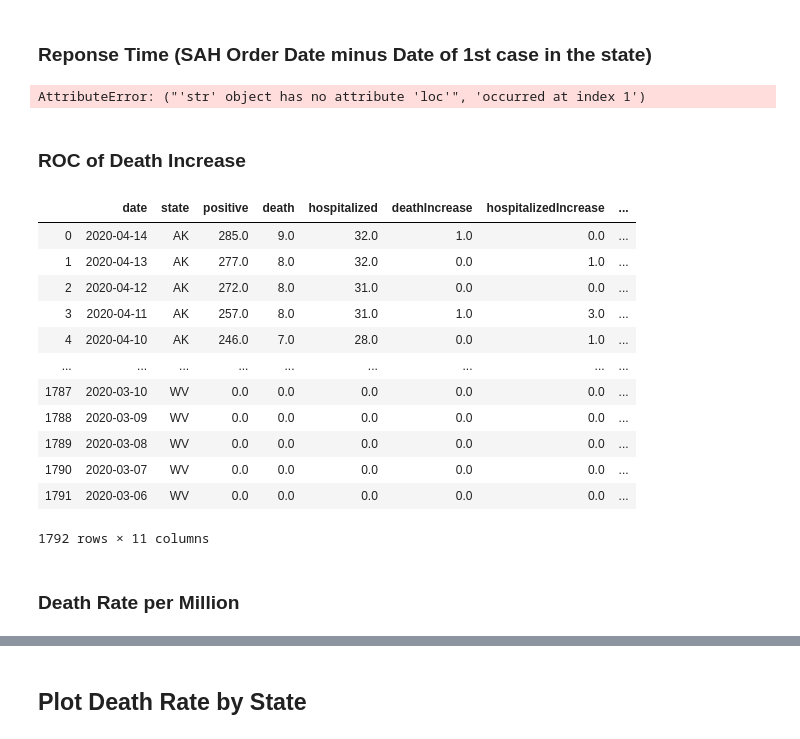
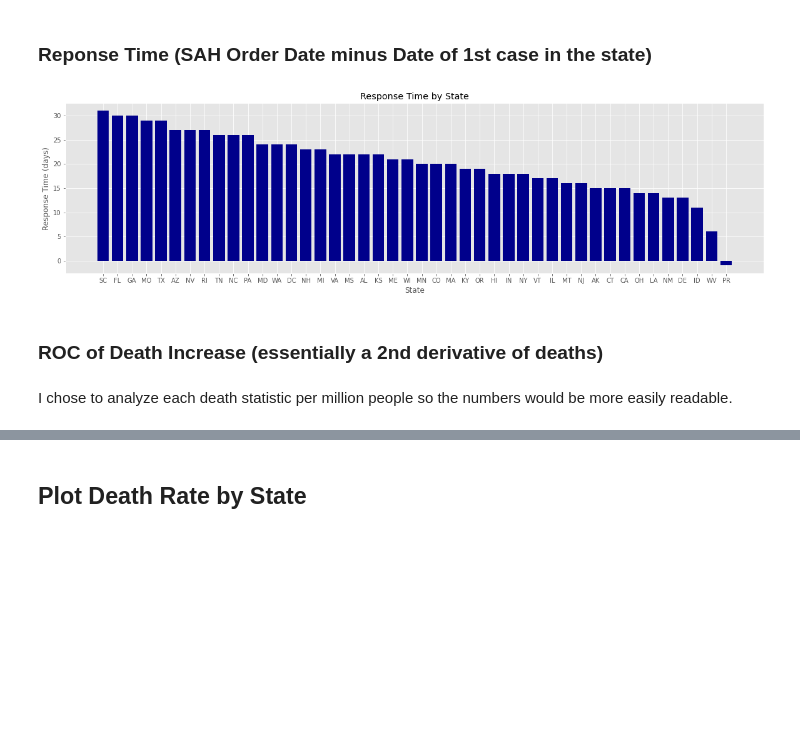
Before and after one commit to camzman/py4ds, a Jupyter notebook: PythonProject - Requests.ipynb, the cells around one changed output, grey strips where cells are left out. Cells and saved outputs as stored; diff of their text form; code cells hidden in the pictures; blank space fills up the shorter version.

```diff
--- a/PythonProject - Requests.ipynb
+++ b/PythonProject - Requests.ipynb
@@ -221,20 +222,29 @@ data.head()
 # %% [markdown]
 ### Reponse Time (SAH Order Date minus Date of 1st case in the state)
 # %%
-# Define function
-row1 = data.loc[0]
-def response(df):
-    for i in range(len(df)):
-        name = df['state'].loc[i]
-        first_case_date = min(data['date'].loc[(data['state'] == name) & (data['positive'] > 0)])
-        y = (SAH_data['SAH_Order_Date'].loc[i] - first_case).dt.days
-        return y
+y = []
+z = []
+
+for i in range(len(SAH_data)):
+    name = SAH_data['state'].loc[i] # name of state
+    first_case_date = min(data['date'].loc[(data['state'] == name) & (data['positive'] > 0)]) # find date of first case for each state
+    y.append((SAH_data['SAH_Order_Date'].loc[i] - first_case_date).days) # save in a list
+    z.append(first_case_date)
+
+SAH_data['Response_time'] = pd.DataFrame(y) # Add to SAH dataset
+SAH_data['date_of_first_case'] = pd.DataFrame(z)
-# %%
-SAH_data['Response_time'] = SAH_data.apply(response, axis = 1)
-# %% [output]
-AttributeError: ("'str' object has no attribute 'loc'", 'occurred at index 1')
+# %%
+plt.style.use('ggplot')
+barplotdata = SAH_data.sort_values('Response_time', ascending = False)
+fig, ax = plt.subplots(1, 1, figsize = (20, 5))
+ax.bar(barplotdata['state'], barplotdata['Response_time'], color = 'darkblue')
+ax.set_title('Response Time by State')
+ax.set_xlabel('State')
+ax.set_ylabel('Response Time (days)');
+# %% [output]
+[figure, added]
 # %% [markdown]
-### ROC of Death Increase
+### ROC of Death Increase (essentially a 2nd derivative of deaths)
 # %%
 # Calculate rate of change in death increases
 data['deathIncrease_ROC'] = data['deathIncrease'].diff(periods = -1)
@@ -243,20 +253,5 @@ data['deathIncrease_ROC'] = data['deathIncrease'].diff(periods = -1)
 last_row_index = data.groupby('state').tail(1).index
 for i in range(len(last_row_index)):
     data.at[last_row_index[i], 'deathIncrease_ROC'] = 0
-data
-# %% [output]
-|  | date | state | positive | death | hospitalized | deathIncrease | hospitalizedIncrease | ... |
-| 0 | 2020-04-14 | AK | 285.0 | 9.0 | 32.0 | 1.0 | 0.0 | ... |
-| 1 | 2020-04-13 | AK | 277.0 | 8.0 | 32.0 | 0.0 | 1.0 | ... |
-| 2 | 2020-04-12 | AK | 272.0 | 8.0 | 31.0 | 0.0 | 0.0 | ... |
-| 3 | 2020-04-11 | AK | 257.0 | 8.0 | 31.0 | 1.0 | 3.0 | ... |
-| 4 | 2020-04-10 | AK | 246.0 | 7.0 | 28.0 | 0.0 | 1.0 | ... |
-| ... | ... | ... | ... | ... | ... | ... | ... | ... |
-| 1787 | 2020-03-10 | WV | 0.0 | 0.0 | 0.0 | 0.0 | 0.0 | ... |
-| 1788 | 2020-03-09 | WV | 0.0 | 0.0 | 0.0 | 0.0 | 0.0 | ... |
-| 1789 | 2020-03-08 | WV | 0.0 | 0.0 | 0.0 | 0.0 | 0.0 | ... |
-| 1790 | 2020-03-07 | WV | 0.0 | 0.0 | 0.0 | 0.0 | 0.0 | ... |
-| 1791 | 2020-03-06 | WV | 0.0 | 0.0 | 0.0 | 0.0 | 0.0 | ... |
-1792 rows × 11 columns
-# %% [markdown]
-### Death Rate per Million
+# %% [markdown]
+I chose to analyze each death statistic per million people so the numbers would be more easily readable.
```
Also changed, not shown: parts of 40 cells of this notebook.
